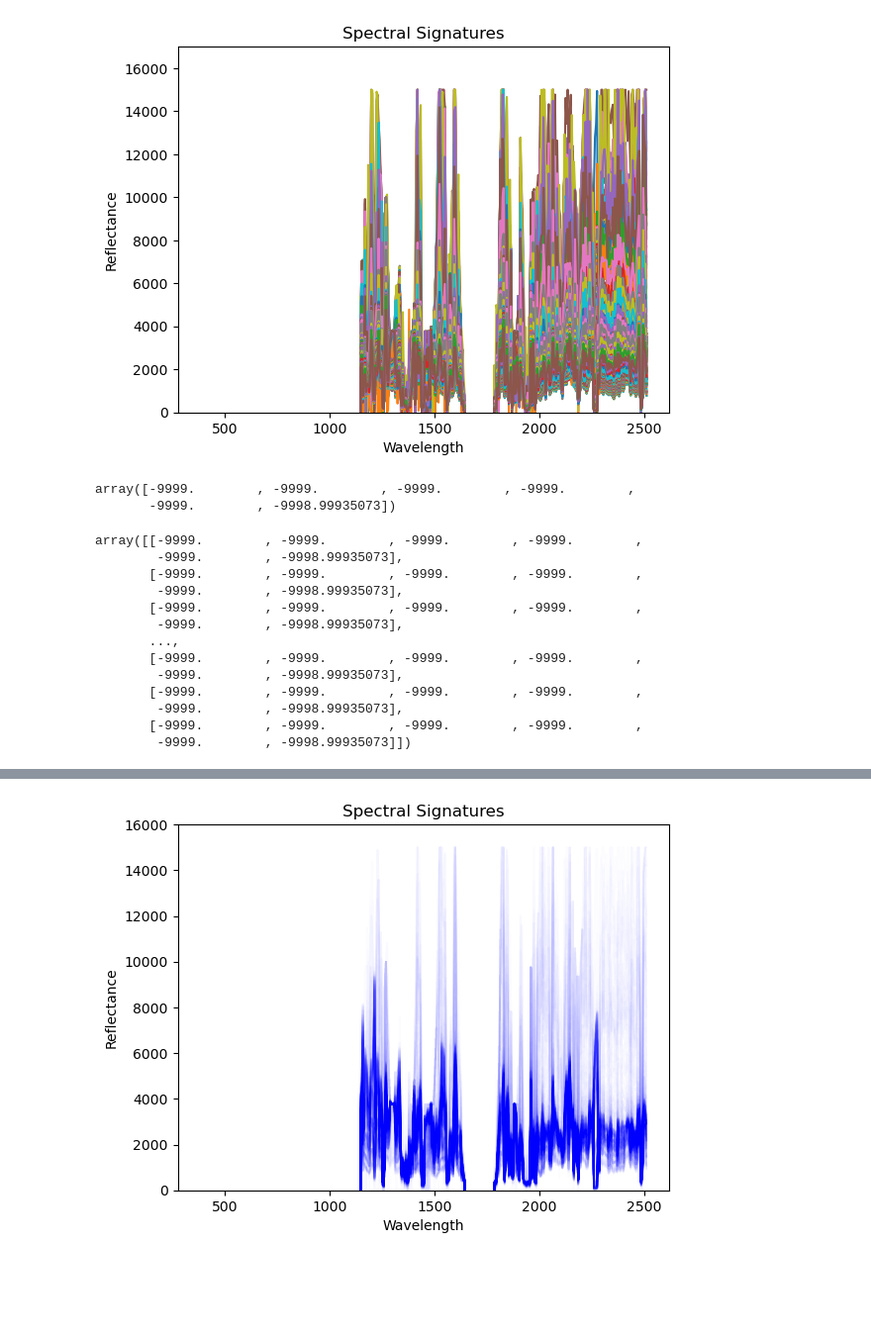
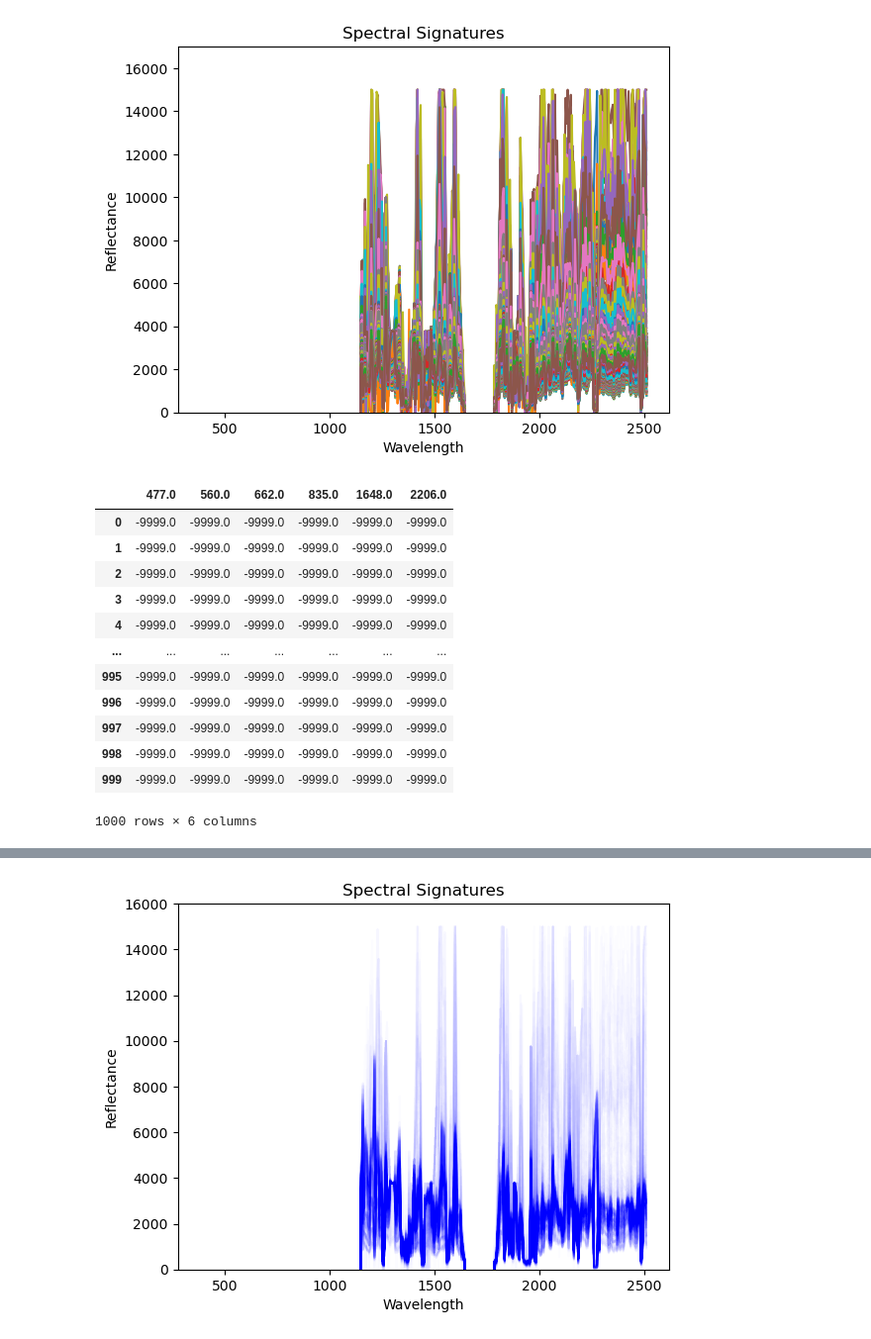
Before and after one commit to earthlab/cross-sensor-cal, a Jupyter notebook: plot_resample.ipynb, the cells around one changed output, grey strips where cells are left out. Shown at 99% size. Cells and saved outputs as stored; diff of their text form; code cells hidden in the pictures; blank space fills up the shorter version.

Commit message:
data reshape

```diff
--- a/plot_resample.ipynb
+++ b/plot_resample.ipynb
@@ -102,22 +107,54 @@ spectral_data_landsat9, wavelengths9 = get_spectral_data_and_wavelengths(filenam
 # %%
 filename_corrected = "export/ENVI__corrected_0"
-spectral_data_corrected, full_wavelengths = get_spectral_data_and_wavelengths(filename_corrected, row_step, col_step)
+spectral_data_corrected, wavelengths_full = get_spectral_data_and_wavelengths(filename_corrected, row_step, col_step)
+
+filename_corrected = "export/ENVI__corrected_0"
+mask, wavelengths_mask = get_spectral_data_and_wavelengths(filename_corrected, row_step, col_step)
-# %% [output]
-array([-9999.        , -9999.        , -9999.        , -9999.        ,
-       -9999.        , -9998.99935073])
 # %%
-spectral_data_landsat9
+filenames = [
+    "export/resample_landsat5",
+    "export/resample_landsat7",
+    "export/resample_landsat8",
+    "export/resample_landsat9.img",
+    "export/ENVI__corrected_0"
+]
+
+# Initialize dictionary to store results
+results = {}
+
+row_step, col_step = 6, 1  # Define your steps here
+
+# Loop through filenames
+for filename in filenames:
+    spectral_data, wavelengths = get_spectral_data_and_wavelengths(filename, row_step, col_step)
+    results[filename] = {"spectral_data": spectral_data, "wavelengths": wavelengths}
+
+# Now, results contain spectral data and wavelengths for each file
-# %% [output]
-array([[-9999.        , -9999.        , -9999.        , -9999.        ,
-        -9999.        , -9998.99935073],
-       [-9999.        , -9999.        , -9999.        , -9999.        ,
-        -9999.        , -9998.99935073],
-       [-9999.        , -9999.        , -9999.        , -9999.        ,
-        -9999.        , -9998.99935073],
-       ...,
-       [-9999.        , -9999.        , -9999.        , -9999.        ,
-        -9999.        , -9998.99935073],
-       [-9999.        , -9999.        , -9999.        , -9999.        ,
-        -9999.        , -9998.99935073],
-       [-9999.        , -9999.        , -9999.        , -9999.        ,
-        -9999.        , -9998.99935073]])
+# %%
+import pandas as pd
+import numpy as np
+
+# Assuming 'results' is your dictionary
+first_key = list(results.keys())[1]  # Get the first key from the dictionary
+spectral_data = results[first_key]['spectral_data']  # Access the spectral_data array for this key
+wavelengths = results[first_key]['wavelengths']  # Access the wavelengths array for this key
+
+# Create a DataFrame from the spectral data
+df_spectral_data = pd.DataFrame(spectral_data, columns=wavelengths.astype(str))
+
+# Now 'df_spectral_data' is a pandas DataFrame with each column named after its corresponding wavelength
+df_spectral_data
+# %% [output]
+|  | 477.0 | 560.0 | 662.0 | 835.0 | 1648.0 | 2206.0 |
+| 0 | -9999.0 | -9999.0 | -9999.0 | -9999.0 | -9999.0 | -9999.0 |
+| 1 | -9999.0 | -9999.0 | -9999.0 | -9999.0 | -9999.0 | -9999.0 |
+| 2 | -9999.0 | -9999.0 | -9999.0 | -9999.0 | -9999.0 | -9999.0 |
+| 3 | -9999.0 | -9999.0 | -9999.0 | -9999.0 | -9999.0 | -9999.0 |
+| 4 | -9999.0 | -9999.0 | -9999.0 | -9999.0 | -9999.0 | -9999.0 |
+| ... | ... | ... | ... | ... | ... | ... |
+| 995 | -9999.0 | -9999.0 | -9999.0 | -9999.0 | -9999.0 | -9999.0 |
+| 996 | -9999.0 | -9999.0 | -9999.0 | -9999.0 | -9999.0 | -9999.0 |
+| 997 | -9999.0 | -9999.0 | -9999.0 | -9999.0 | -9999.0 | -9999.0 |
+| 998 | -9999.0 | -9999.0 | -9999.0 | -9999.0 | -9999.0 | -9999.0 |
+| 999 | -9999.0 | -9999.0 | -9999.0 | -9999.0 | -9999.0 | -9999.0 |
+1000 rows × 6 columns
```
Also changed, not shown: parts of 8 cells of this notebook.
